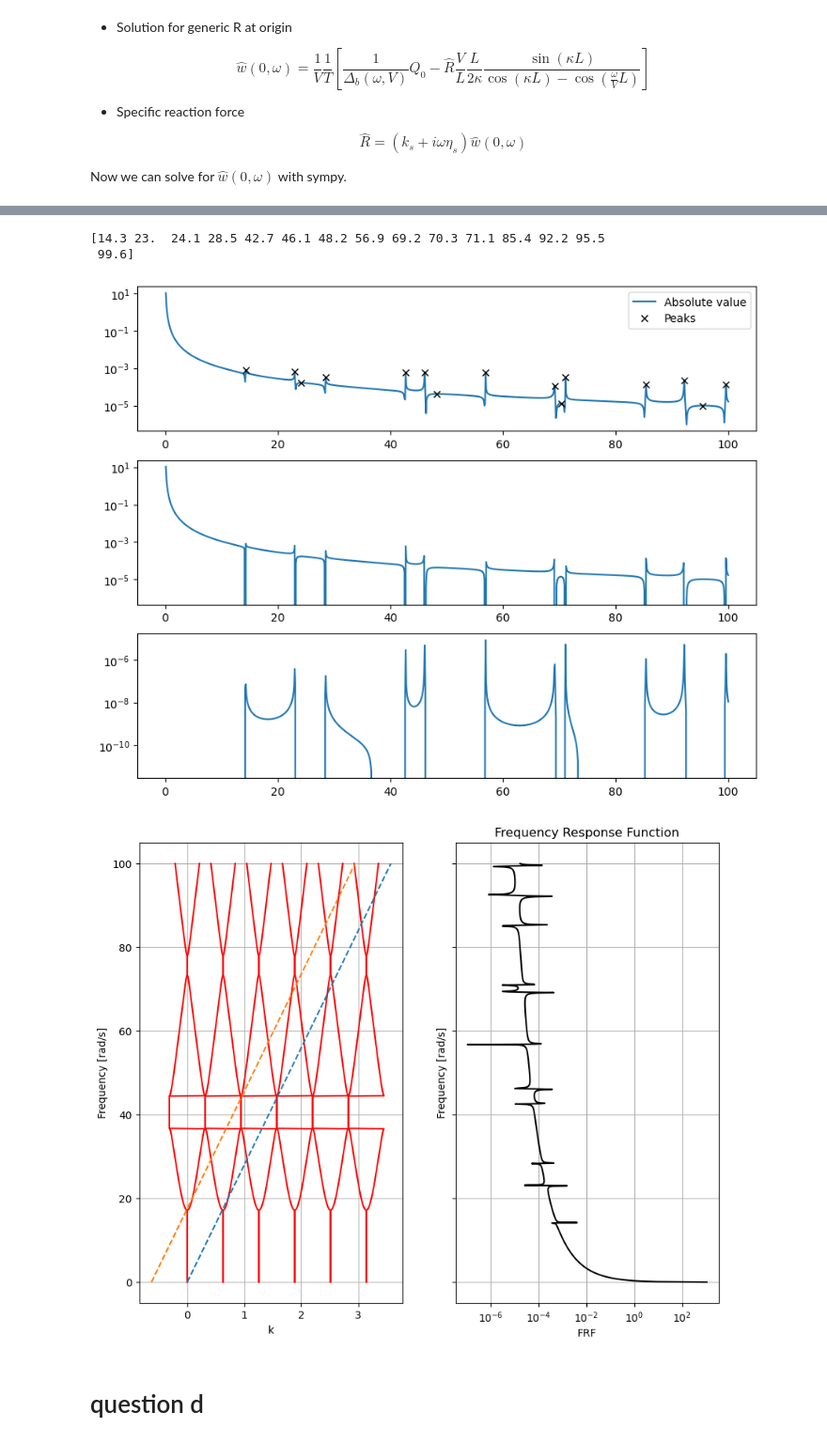
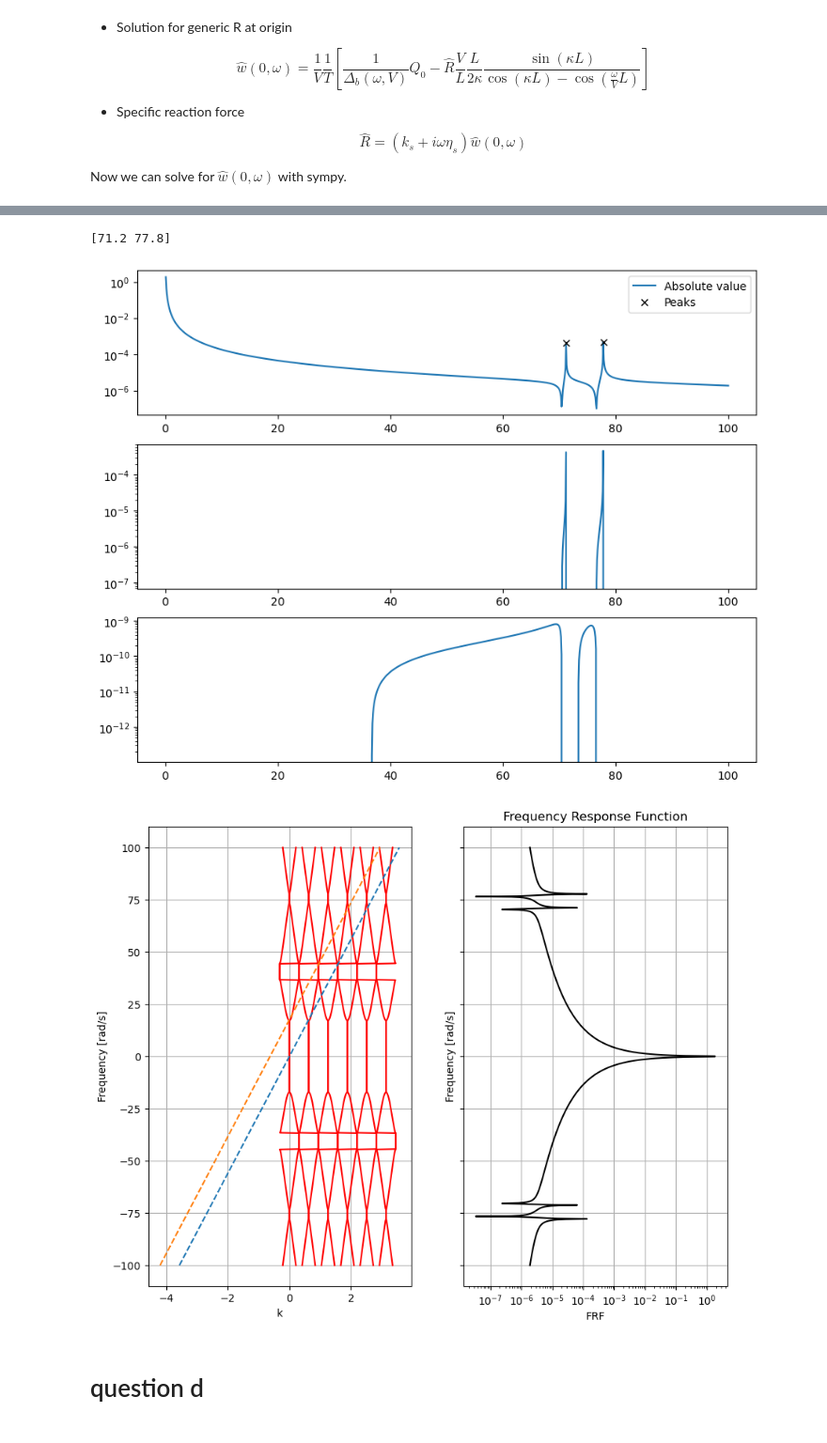
Before and after one commit to Lymone96/CIEM5220-Group2, a Jupyter notebook: 3_ML/question5.ipynb, the cells around one changed output, grey strips where cells are left out. Shown at 94% size. Cells and saved outputs as stored; diff of their text form; code cells hidden in the pictures.

```diff
--- a/3_ML/question5.ipynb
+++ b/3_ML/question5.ipynb
@@ -235,7 +235,7 @@ Now we can solve for $\hat{w}(0,\omega)$ with sympy.
 # %%
 rhoA, V, T, Q0, L, omega, k_s, eta_s = sym.symbols('rhoA V T Q0 L omega k_s eta_s')
 
-values = {rhoA:1.1, T:15E3, L:10, k_s:4E3, eta_s:0.05, Q0:55, V:28}
+values = {rhoA:1.1, T:15E3, L:10, k_s:4E3, eta_s:0.05, Q0:55, V:2800}
 
 w_hat = sym.Function('w_hat')(omega)
 
@@ -273,34 +273,33 @@ ax[0].legend()
 
 print(omega_values[peaks])
 # %% [output]
-[14.3 23.  24.1 28.5 42.7 46.1 48.2 56.9 69.2 70.3 71.1 85.4 92.2 95.5
- 99.6]
+[71.2 77.8]
-[figure, old version]
+[figure, new version]
 # %%
-omega_values = np.linspace(0.01, 100, 1000, dtype=complex)
+omega_values = np.linspace(-100, 100, 1000, dtype=complex)
 kappa_values = omega_values/np.sqrt(15E3/1.1)
 
 
 fig, ax = plt.subplots(1,2, figsize=(10, 8), sharey=True)
 
 for i in range(6):
     ax[0].plot(np.real(k1_lambda(kappa_values))+2*i*np.pi/10, omega_values, 'r', label='k1')
     ax[0].plot(np.real(k2_lambda(kappa_values))+2*i*np.pi/10, omega_values, 'r', label='k2')
 
 ax[0].plot(omega_values/28, omega_values, '--', label='Kinematic Invariant')
 ax[0].plot(omega_values/28 - 2*np.pi/10, omega_values, '--', label='Kinematic Invariant + 2pi/10')
 ax[0].set_xlabel('k')
 ax[0].set_ylabel('Frequency [rad/s]')
 ax[0].grid()
 # ax[0].set_xlim([6,10])
 
 ax[1].semilogx(np.abs(w_hat_lambda(omega_values)), omega_values, 'black', label='FRF');
 ax[1].set_xlabel('FRF')
 ax[1].set_ylabel('Frequency [rad/s]')
 ax[1].set_title('Frequency Response Function')
 ax[1].grid()
 # %% [output]
-[figure, old version]
+[figure, new version]
 # %% [markdown]
 # question d
 # %%
```
Also changed, not shown: parts of 2 cells of this notebook, 1 other file.
